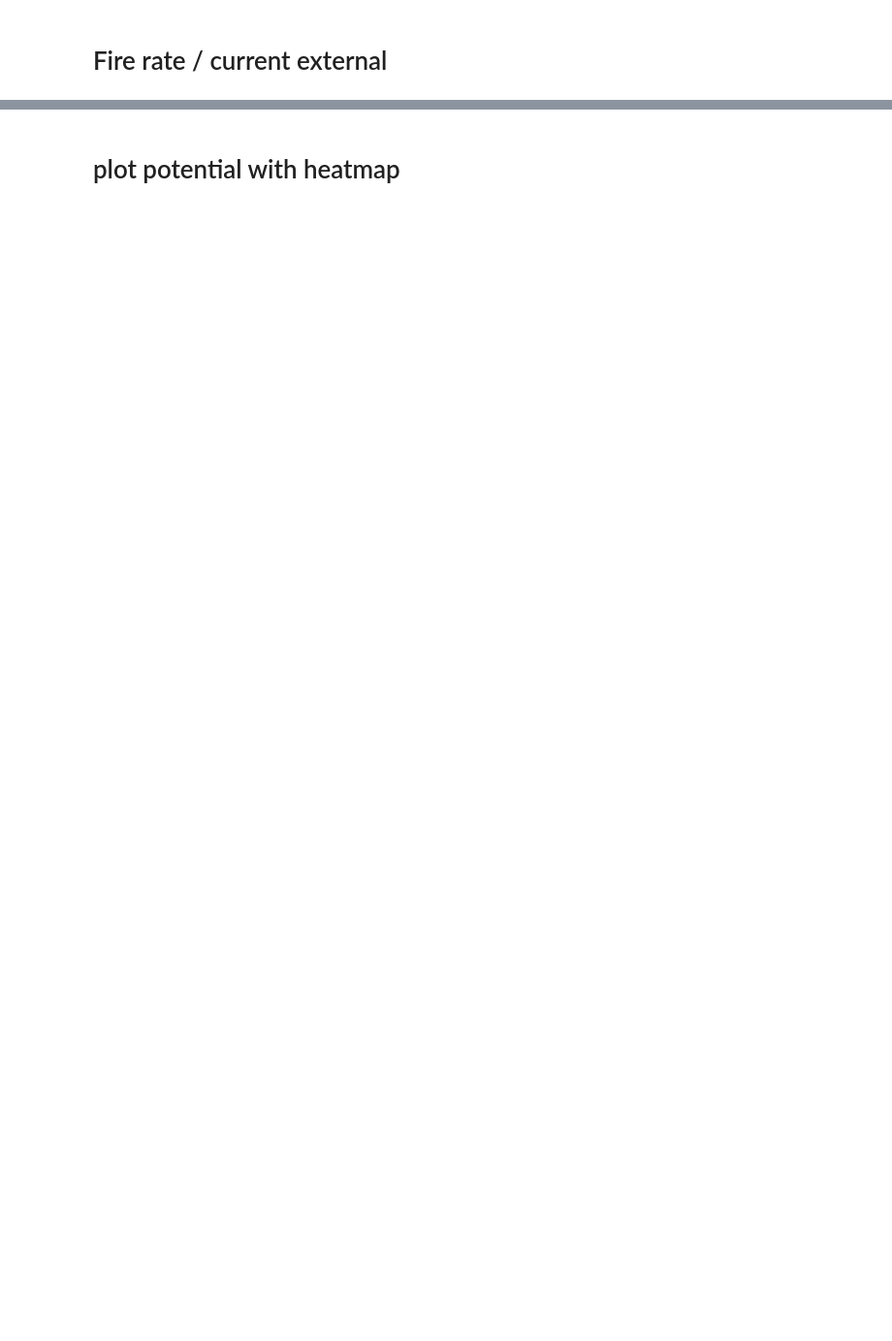
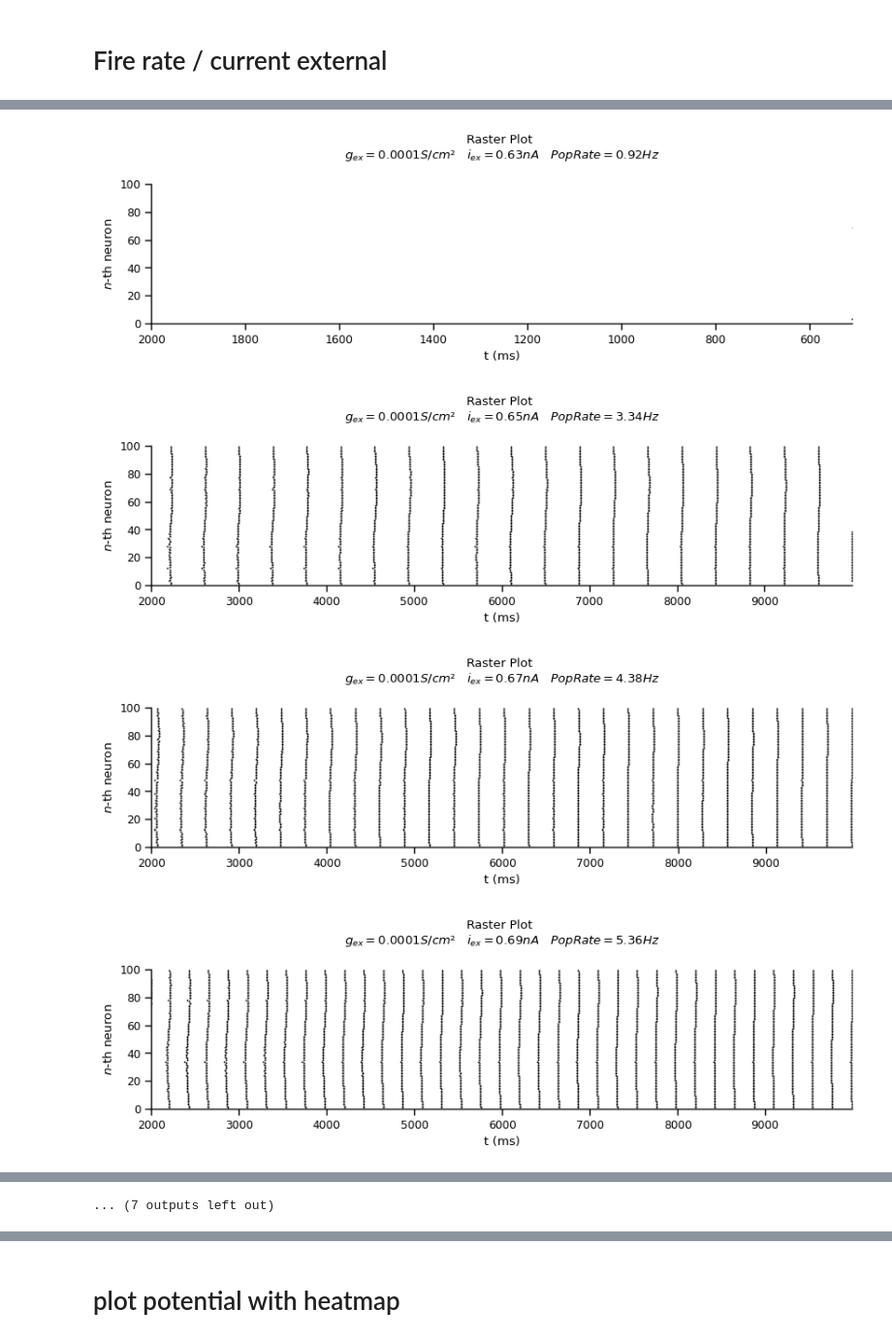
Before and after one commit to FernandoSBorges/chimeras, a Jupyter notebook: notebooks/load_data.ipynb, the cells around one changed output, grey strips where cells are left out. Shown at 97% size. Saved outputs shown, nothing was run; the diff lists cells and outputs as text; code cells hidden in the pictures; blank space fills up the shorter version.

```diff
--- a/notebooks/load_data.ipynb
+++ b/notebooks/load_data.ipynb
@@ -258,35 +317,37 @@ def get_numpy(data):
 # %%
-def plotRaster(data, ti=3000, tf=None):
+def plotRaster(data, ti=499, tf=None):
     gex = data['simConfig']['gex']
     amp = data['simConfig']['IClamp0']['amp']
     popRates = data['simData']['popRates']['sPY']
     #sync = data['sync']['statData'][0][0]
     #cv_bar = np.mean(data['CV']['statData'])
 
     spkid = np.array(data['simData']['spkid'])
     spkt = np.array(data['simData']['spkt'])
 
     if tf == None:
         tf = spkt[-1]
 
     fig, ax = plt.subplots(1,1, figsize=(10,2))
 
     ax.spines['right'].set_visible(False)
     ax.spines['top'].set_visible(False)
     ax.set_ylabel('$n$-th neuron')
     ax.set_xlabel('t (ms)')
 
     label_gex = f'{gex}'+'S/cm²'
     parameters = r'g_{ex}' + f'={label_gex}' + '\quad' + r'i_{ex}' + f'={amp}nA'+ '\quad'+ 'PopRate'+f'={popRates:.2f}Hz'
 
     ax.set_title('Raster Plot \n$'+parameters+'$', pad=20)
-    if amp in [0.21, 0.22, 0.23]:
-        for i in np.arange(20,60,0.1):
-            plt.hlines(i, 3000, spkt[-1], alpha=0.02, color='orange')
-    sns.scatterplot(y = spkid, x = spkt, s=0.5, color='black', ax=ax)
+    sns.scatterplot(y = spkid, x = spkt, s=2, color='black', ax=ax)
     plt.xlim(ti, tf)
     plt.ylim(0,100)
     plt.show()
 
-for data in datas.values():
-    plotRaster(data)
+for amp_gex in list(datas.keys())[13::2]:
+    plotRaster(datas[amp_gex], ti=2000)
+# %% [output]
+[figure, added]
+[figure, added]
+[figure, added]
+[figure, added]
@@ -292,0 +362 @@ for data in datas.values():
+... (7 outputs left out)
```
Also changed, not shown: parts of 56 cells of this notebook, 7 other files.
